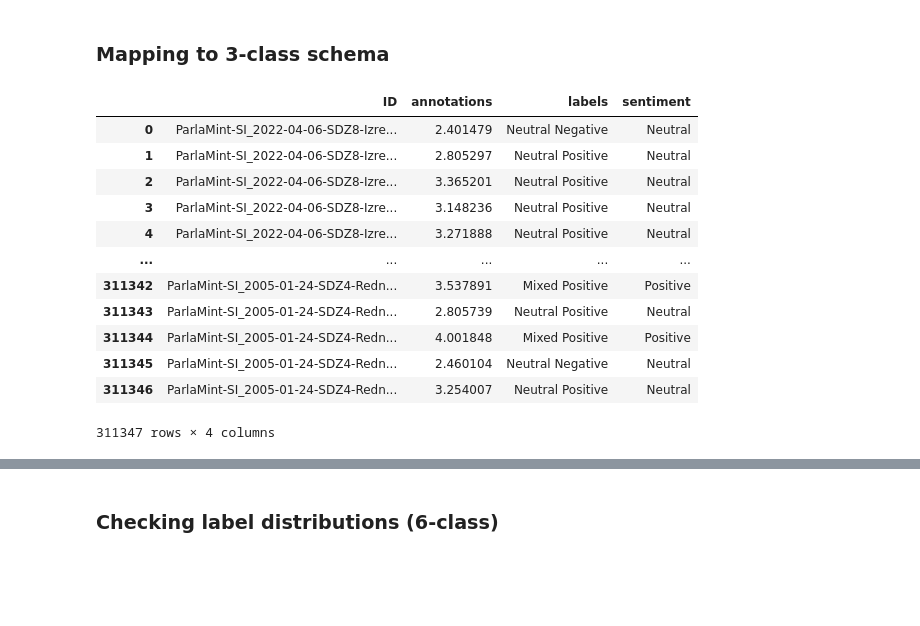
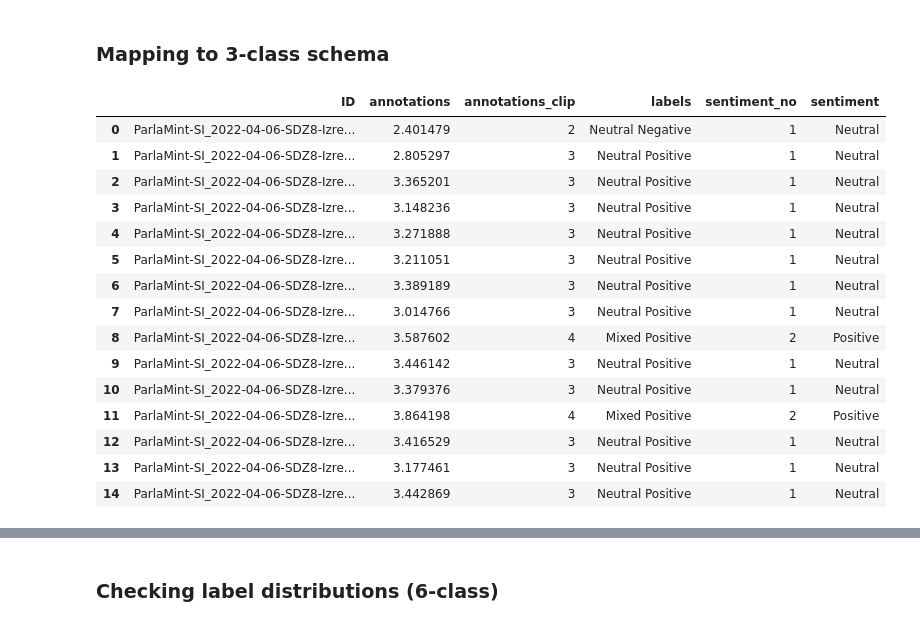
Before and after one commit to katjameden/ParlaMint_Sentiment, a Jupyter notebook: Aggregation/Notebooks/Mapping_labels.ipynb, the cells around one changed output, grey strips where cells are left out. Saved outputs shown, nothing was run; the diff lists cells and outputs as text; code cells hidden in the pictures; blank space fills up the shorter version.

```diff
--- a/Aggregation/Notebooks/Mapping_labels.ipynb
+++ b/Aggregation/Notebooks/Mapping_labels.ipynb
@@ -211,6 +239,3 @@ df_check
 | 59721 | ParlaMint-SI_2020-11-18-SDZ8-Izre... | -0.078793 |
 | 106127 | ParlaMint-SI_2021-12-09-SDZ8-Izre... | -0.103732 |
 311347 rows × 2 columns
-# %%
-df_utt['labels'] = pd.cut(df_utt['annotations'], bins=bins, labels=labels, right=False)
-df_utt
@@ -230,0 +242,15 @@ df_utt
+# %%
+label_mapping = {
+    0: 'Negative',
+    1: 'Mixed Negative',
+    2: 'Neutral Negative',
+    3: 'Neutral Positive',
+    4: 'Mixed Positive',
+    5: 'Positive'
+}
+
+annotations = np.clip(np.round(df_utt['annotations']), 0, 5).astype(int)
+df_utt['annotations_clip'] = annotations
+df_utt['labels'] = df_utt['annotations_clip'].map(label_mapping)
+#df_sent = df_sent.drop(columns=['annotations_clip'])
+df_utt.head()
@@ -231,19 +264,33 @@ df_utt
 # %% [markdown]
 ### Mapping to 3-class schema
-# %%
-df_utt['sentiment'] = df_utt['labels'].map(mapping)
-df_utt
-# %% [output]
-|  | ID | annotations | labels | sentiment |
-| 0 | ParlaMint-SI_2022-04-06-SDZ8-Izre... | 2.401479 | Neutral Negative | Neutral |
-| 1 | ParlaMint-SI_2022-04-06-SDZ8-Izre... | 2.805297 | Neutral Positive | Neutral |
-| 2 | ParlaMint-SI_2022-04-06-SDZ8-Izre... | 3.365201 | Neutral Positive | Neutral |
-| 3 | ParlaMint-SI_2022-04-06-SDZ8-Izre... | 3.148236 | Neutral Positive | Neutral |
-| 4 | ParlaMint-SI_2022-04-06-SDZ8-Izre... | 3.271888 | Neutral Positive | Neutral |
-| ... | ... | ... | ... | ... |
-| 311342 | ParlaMint-SI_2005-01-24-SDZ4-Redn... | 3.537891 | Mixed Positive | Positive |
-| 311343 | ParlaMint-SI_2005-01-24-SDZ4-Redn... | 2.805739 | Neutral Positive | Neutral |
-| 311344 | ParlaMint-SI_2005-01-24-SDZ4-Redn... | 4.001848 | Mixed Positive | Positive |
-| 311345 | ParlaMint-SI_2005-01-24-SDZ4-Redn... | 2.460104 | Neutral Negative | Neutral |
-| 311346 | ParlaMint-SI_2005-01-24-SDZ4-Redn... | 3.254007 | Neutral Positive | Neutral |
-311347 rows × 4 columns
+# %%
+#Mapping to 3-level scale
+mapping = {
+    0: 'Negative',
+    1: 'Neutral',
+    2: 'Positive',
+}
+
+#df_utt['sentiment'] = df_utt['labels'].map(mapping)
+
+sentiment = np.floor_divide(df_utt['annotations_clip'], 2)
+df_utt['sentiment_no'] = sentiment
+df_utt['sentiment'] = df_utt['sentiment_no'].map(mapping)
+df_utt.head(15)
+# %% [output]
+|  | ID | annotations | annotations_clip | labels | sentiment_no | sentiment |
+| 0 | ParlaMint-SI_2022-04-06-SDZ8-Izre... | 2.401479 | 2 | Neutral Negative | 1 | Neutral |
+| 1 | ParlaMint-SI_2022-04-06-SDZ8-Izre... | 2.805297 | 3 | Neutral Positive | 1 | Neutral |
+| 2 | ParlaMint-SI_2022-04-06-SDZ8-Izre... | 3.365201 | 3 | Neutral Positive | 1 | Neutral |
+| 3 | ParlaMint-SI_2022-04-06-SDZ8-Izre... | 3.148236 | 3 | Neutral Positive | 1 | Neutral |
+| 4 | ParlaMint-SI_2022-04-06-SDZ8-Izre... | 3.271888 | 3 | Neutral Positive | 1 | Neutral |
+| 5 | ParlaMint-SI_2022-04-06-SDZ8-Izre... | 3.211051 | 3 | Neutral Positive | 1 | Neutral |
+| 6 | ParlaMint-SI_2022-04-06-SDZ8-Izre... | 3.389189 | 3 | Neutral Positive | 1 | Neutral |
+| 7 | ParlaMint-SI_2022-04-06-SDZ8-Izre... | 3.014766 | 3 | Neutral Positive | 1 | Neutral |
+| 8 | ParlaMint-SI_2022-04-06-SDZ8-Izre... | 3.587602 | 4 | Mixed Positive | 2 | Positive |
+| 9 | ParlaMint-SI_2022-04-06-SDZ8-Izre... | 3.446142 | 3 | Neutral Positive | 1 | Neutral |
+| 10 | ParlaMint-SI_2022-04-06-SDZ8-Izre... | 3.379376 | 3 | Neutral Positive | 1 | Neutral |
+| 11 | ParlaMint-SI_2022-04-06-SDZ8-Izre... | 3.864198 | 4 | Mixed Positive | 2 | Positive |
+| 12 | ParlaMint-SI_2022-04-06-SDZ8-Izre... | 3.416529 | 3 | Neutral Positive | 1 | Neutral |
+| 13 | ParlaMint-SI_2022-04-06-SDZ8-Izre... | 3.177461 | 3 | Neutral Positive | 1 | Neutral |
+| 14 | ParlaMint-SI_2022-04-06-SDZ8-Izre... | 3.442869 | 3 | Neutral Positive | 1 | Neutral |
```
Also changed, not shown: parts of 12 cells of this notebook, 6 other files.
